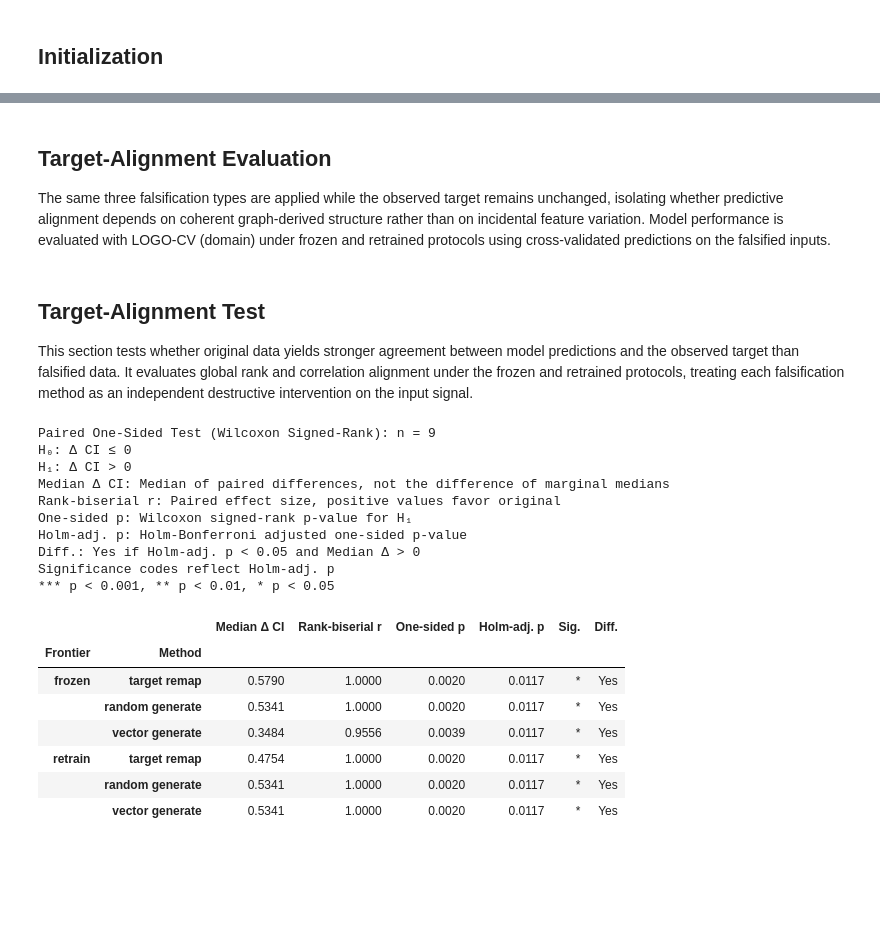
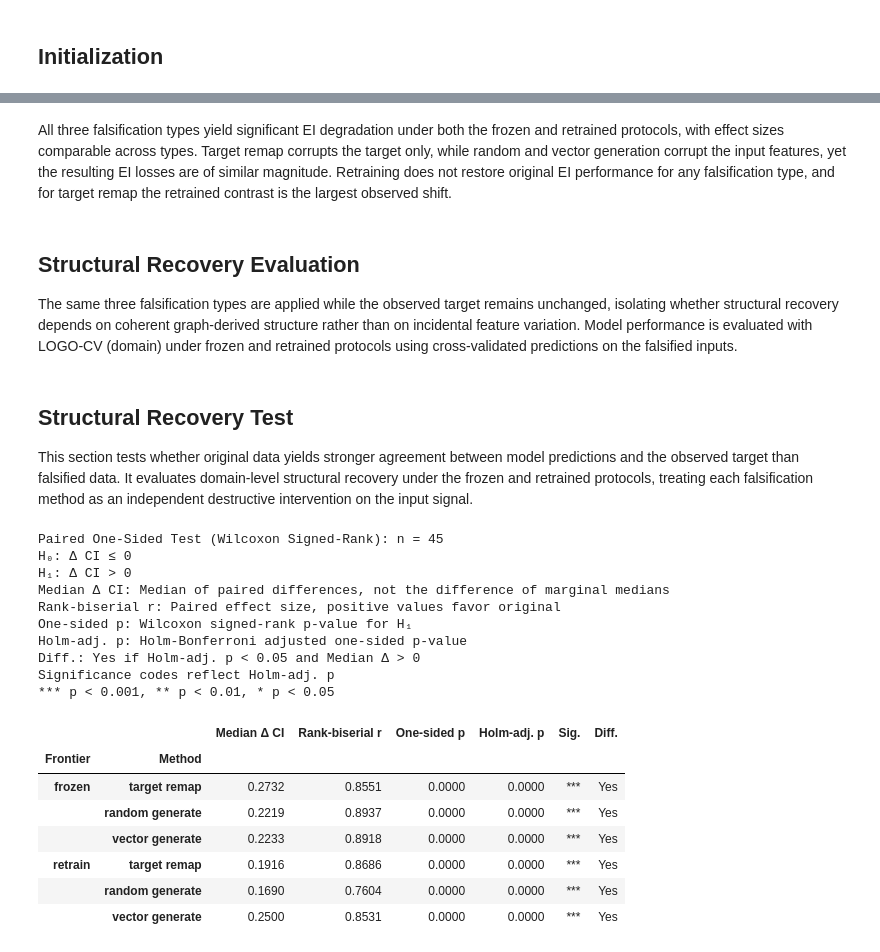
Before and after one commit to nickkunz/graph-capacity, a Jupyter notebook: notebooks/falsify.ipynb, the cells around one changed output, grey strips where cells are left out. Saved outputs shown, nothing was run; the diff lists cells and outputs as text; code cells hidden in the pictures; blank space fills up the shorter version.

```diff
--- a/notebooks/falsify.ipynb
+++ b/notebooks/falsify.ipynb
@@ -134,0 +98,13 @@ All three falsification types yield significant EI degradation under both the fr
+# %%
+## train falsified structural recovery
+if "results_dict_falsified_recovery" not in globals():
+    results_dict_falsified_recovery = train_falsified_recovery(
+        data_proc = data_proc,
+        data_fals = data_fals,
+        models = models,
+        feat_x = FEAT_X,
+        feat_z = FEAT_Z,
+        target = TARGET,
+        n_repeats = N_REPEATS,
+        random_state = RANDOM_STATE,
+    )
@@ -134,0 +126,15 @@ All three falsification types yield significant EI degradation under both the fr
+# %%
+## compile falsified transfer results
+results_falsified_transfer = compile_falsified_transfer(
+    results = results_dict_falsified_transfer
+)
+
+## compile falsified structural recovery results
+results_falsified_recovery = compile_falsified_recovery(
+    results = results_dict_falsified_recovery
+)
+
+## compile falsified pairwise consensus results
+results_falsified_consensus = compile_falsified_consensus(
+    results = results_dict_falsified_consensus
+)
@@ -135,4 +195,5 @@ All three falsification types yield significant EI degradation under both the fr
+# %% [markdown]
+All three falsification types yield significant EI degradation under both the frozen and retrained protocols, with effect sizes comparable across types. Target remap corrupts the target only, while random and vector generation corrupt the input features, yet the resulting EI losses are of similar magnitude. Retraining does not restore original EI performance for any falsification type, and for target remap the retrained contrast is the largest observed shift.
 # %% [markdown]
-## Target-Alignment Evaluation
-
-The same three falsification types are applied while the observed target remains unchanged, isolating whether predictive alignment depends on coherent graph-derived structure rather than on incidental feature variation. Model performance is evaluated with LOGO-CV (domain) under frozen and retrained protocols using cross-validated predictions on the falsified inputs.
+## Structural Recovery Evaluation
+The same three falsification types are applied while the observed target remains unchanged, isolating whether structural recovery depends on coherent graph-derived structure rather than on incidental feature variation. Model performance is evaluated with LOGO-CV (domain) under frozen and retrained protocols using cross-validated predictions on the falsified inputs.
@@ -153,33 +200,32 @@ if "results_falsified_alignment" not in globals():
 # %% [markdown]
-## Target-Alignment Test
-
-This section tests whether original data yields stronger agreement between model predictions and the observed target than falsified data. It evaluates global rank and correlation alignment under the frozen and retrained protocols, treating each falsification method as an independent destructive intervention on the input signal.
+## Structural Recovery Test
+This section tests whether original data yields stronger agreement between model predictions and the observed target than falsified data. It evaluates domain-level structural recovery under the frozen and retrained protocols, treating each falsification method as an independent destructive intervention on the input signal.
 # %%
-## wilcoxon signed-rank test for falsified target alignment
-results_table_alignment = stat_falsified_test(
-    results = results_falsified_alignment,
+## wilcoxon signed-rank test for falsified structural recovery
+results_table_recovery = stat_falsified_test(
+    results = results_falsified_recovery,
     feat_value = ["ci"],
     feat_pairs = ["model", "group"]
 )
 
-display(results_table_alignment)
+display(results_table_recovery)
 # %% [output]
-Paired One-Sided Test (Wilcoxon Signed-Rank): n = 9
+Paired One-Sided Test (Wilcoxon Signed-Rank): n = 45
 H₀: Δ CI ≤ 0
 H₁: Δ CI > 0
 Median Δ CI: Median of paired differences, not the difference of marginal medians
 Rank-biserial r: Paired effect size, positive values favor original
 One-sided p: Wilcoxon signed-rank p-value for H₁
 Holm-adj. p: Holm-Bonferroni adjusted one-sided p-value
 Diff.: Yes if Holm-adj. p < 0.05 and Median Δ > 0
 Significance codes reflect Holm-adj. p
 *** p < 0.001, ** p < 0.01, * p < 0.05
 |  |  | Median Δ CI | Rank-biserial r | One-sided p | Holm-adj. p | Sig. | Diff. |
 | Frontier | Method |  |  |  |  |  |  |
-| frozen | target remap | 0.5790 | 1.0000 | 0.0020 | 0.0117 | * | Yes |
-|  | random generate | 0.5341 | 1.0000 | 0.0020 | 0.0117 | * | Yes |
-|  | vector generate | 0.3484 | 0.9556 | 0.0039 | 0.0117 | * | Yes |
-| retrain | target remap | 0.4754 | 1.0000 | 0.0020 | 0.0117 | * | Yes |
-|  | random generate | 0.5341 | 1.0000 | 0.0020 | 0.0117 | * | Yes |
-|  | vector generate | 0.5341 | 1.0000 | 0.0020 | 0.0117 | * | Yes |
+| frozen | target remap | 0.2732 | 0.8551 | 0.0000 | 0.0000 | *** | Yes |
+|  | random generate | 0.2219 | 0.8937 | 0.0000 | 0.0000 | *** | Yes |
+|  | vector generate | 0.2233 | 0.8918 | 0.0000 | 0.0000 | *** | Yes |
+| retrain | target remap | 0.1916 | 0.8686 | 0.0000 | 0.0000 | *** | Yes |
+|  | random generate | 0.1690 | 0.7604 | 0.0000 | 0.0000 | *** | Yes |
+|  | vector generate | 0.2500 | 0.8531 | 0.0000 | 0.0000 | *** | Yes |
 # %%
```
Also changed, not shown: parts of 27 cells of this notebook, 3 other files.
